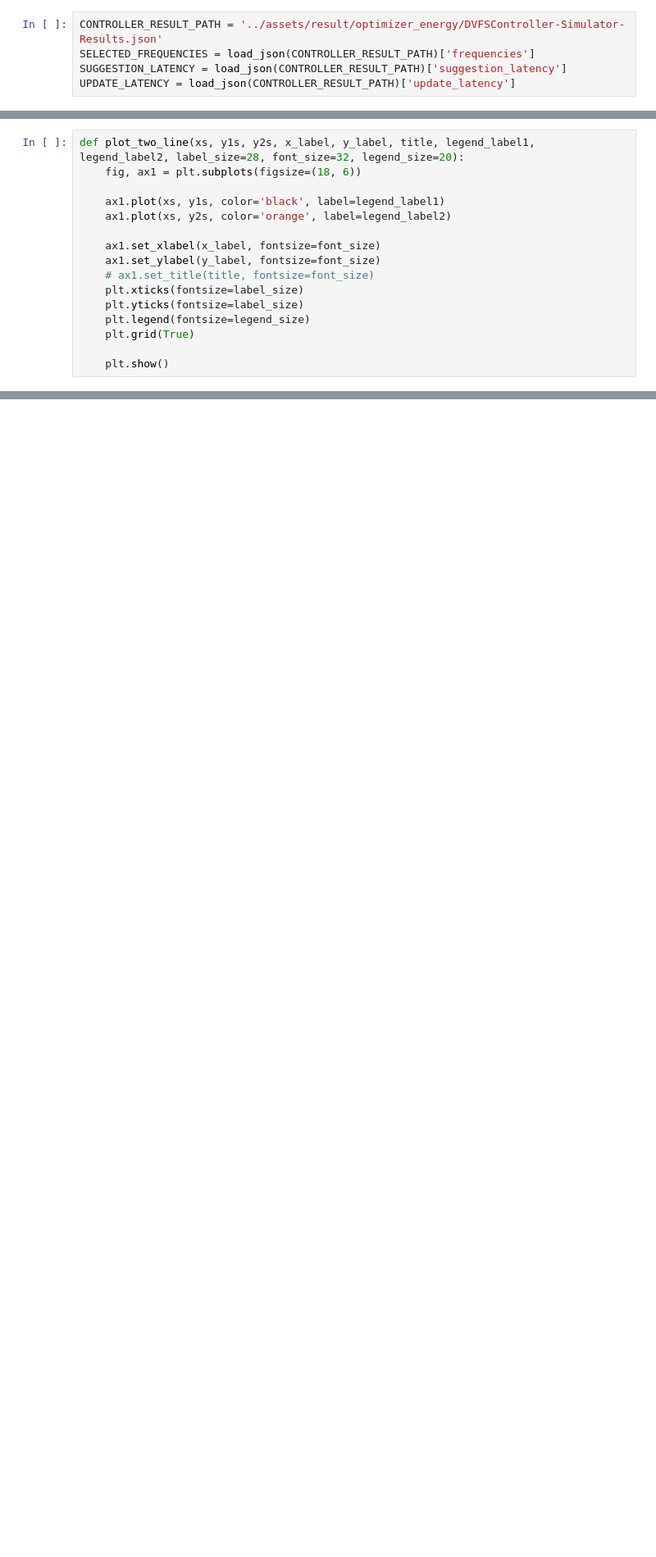
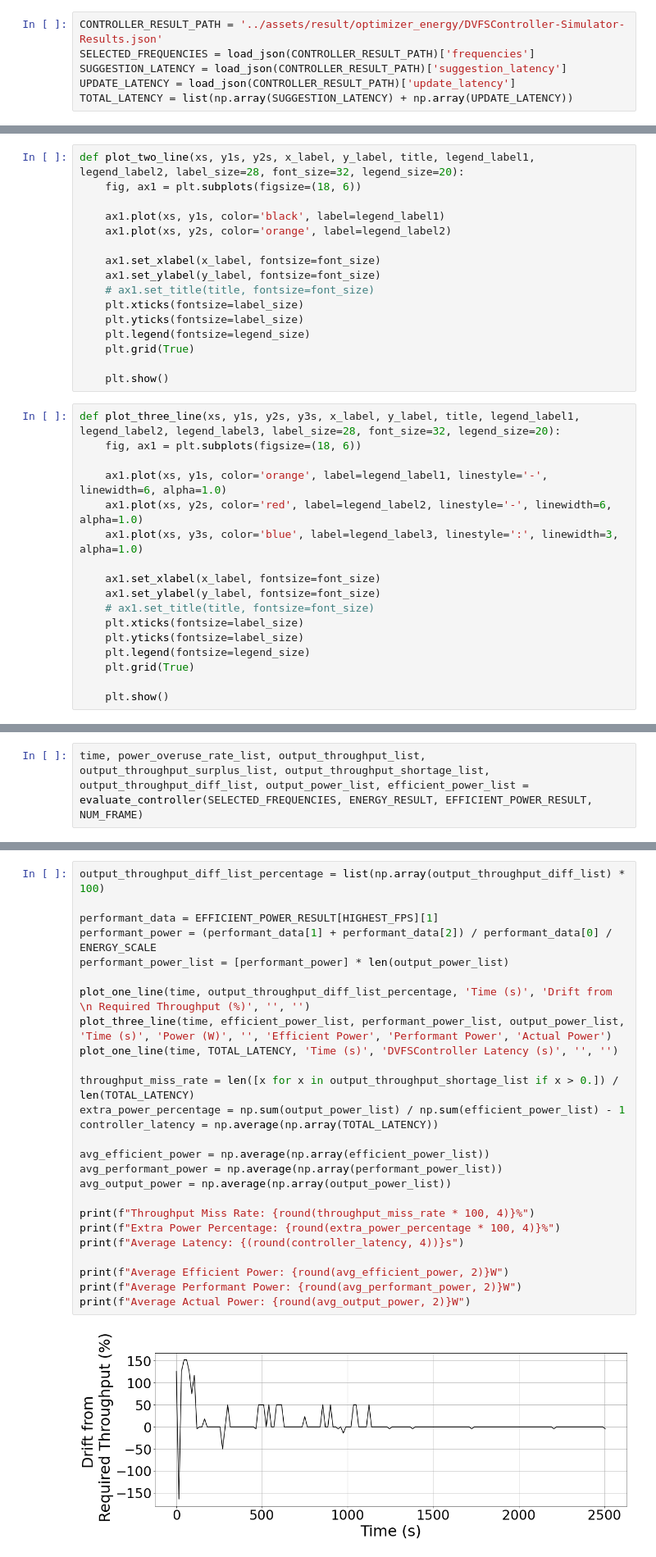
Before and after one commit to lijiaxi2018/Distributed-Learning, a Jupyter notebook: optimizer_yolov8_energy/simulator_plot.ipynb, the cells around one changed output, grey strips where cells are left out. Shown at 82% size. Saved outputs shown, nothing was run; the diff lists cells and outputs as text; blank space fills up the shorter version.

Commit message:
feature: optimizer energy complete plot

```diff
--- a/optimizer_yolov8_energy/simulator_plot.ipynb
+++ b/optimizer_yolov8_energy/simulator_plot.ipynb
@@ -23,6 +26,7 @@ CONTROLLER_RESULT_PATH = '../assets/result/optimizer_energy/DVFSController-Simul
 SELECTED_FREQUENCIES = load_json(CONTROLLER_RESULT_PATH)['frequencies']
 SUGGESTION_LATENCY = load_json(CONTROLLER_RESULT_PATH)['suggestion_latency']
 UPDATE_LATENCY = load_json(CONTROLLER_RESULT_PATH)['update_latency']
+TOTAL_LATENCY = list(np.array(SUGGESTION_LATENCY) + np.array(UPDATE_LATENCY))
 # %%
 EFFICIENT_POWER_RESULT_PATH = '../assets/result/energy/Dict-Per-Real-Second-960.json'
 EFFICIENT_POWER_RESULT = load_json(EFFICIENT_POWER_RESULT_PATH)
@@ -57,3 +61,20 @@ def plot_two_line(xs, y1s, y2s, x_label, y_label, title, legend_label1, legend_l
 	plt.grid(True)
 
 	plt.show()
+# %%
+def plot_three_line(xs, y1s, y2s, y3s, x_label, y_label, title, legend_label1, legend_label2, legend_label3, label_size=28, font_size=32, legend_size=20):
+	fig, ax1 = plt.subplots(figsize=(18, 6))
+
+	ax1.plot(xs, y1s, color='orange', label=legend_label1, linestyle='-', linewidth=6, alpha=1.0)
+	ax1.plot(xs, y2s, color='red', label=legend_label2, linestyle='-', linewidth=6, alpha=1.0)
+	ax1.plot(xs, y3s, color='blue', label=legend_label3, linestyle=':', linewidth=3, alpha=1.0)
+
+	ax1.set_xlabel(x_label, fontsize=font_size)
+	ax1.set_ylabel(y_label, fontsize=font_size)
+	# ax1.set_title(title, fontsize=font_size)
+	plt.xticks(fontsize=label_size)
+	plt.yticks(fontsize=label_size)
+	plt.legend(fontsize=legend_size)
+	plt.grid(True)
+
+	plt.show()
@@ -102,0 +117,2 @@ Average Update Latency: 0.1291478474934896
+# %%
+time, power_overuse_rate_list, output_throughput_list, output_throughput_surplus_list, output_throughput_shortage_list, output_throughput_diff_list, output_power_list, efficient_power_list = evaluate_controller(SELECTED_FREQUENCIES, ENERGY_RESULT, EFFICIENT_POWER_RESULT, NUM_FRAME)
@@ -102,0 +127,28 @@ Average Update Latency: 0.1291478474934896
+# %%
+output_throughput_diff_list_percentage = list(np.array(output_throughput_diff_list) * 100)
+
+performant_data = EFFICIENT_POWER_RESULT[HIGHEST_FPS][1]
+performant_power = (performant_data[1] + performant_data[2]) / performant_data[0] / ENERGY_SCALE
+performant_power_list = [performant_power] * len(output_power_list)
+
+plot_one_line(time, output_throughput_diff_list_percentage, 'Time (s)', 'Drift from \n Required Throughput (%)', '', '')
+plot_three_line(time, efficient_power_list, performant_power_list, output_power_list, 'Time (s)', 'Power (W)', '', 'Efficient Power', 'Performant Power', 'Actual Power')
+plot_one_line(time, TOTAL_LATENCY, 'Time (s)', 'DVFSController Latency (s)', '', '')
+
+throughput_miss_rate = len([x for x in output_throughput_shortage_list if x > 0.]) / len(TOTAL_LATENCY)
+extra_power_percentage = np.sum(output_power_list) / np.sum(efficient_power_list) - 1
+controller_latency = np.average(np.array(TOTAL_LATENCY))
+
+avg_efficient_power = np.average(np.array(efficient_power_list))
+avg_performant_power = np.average(np.array(performant_power_list))
+avg_output_power = np.average(np.array(output_power_list))
+
+print(f"Throughput Miss Rate: {round(throughput_miss_rate * 100, 4)}%")
+print(f"Extra Power Percentage: {round(extra_power_percentage * 100, 4)}%")
+print(f"Average Latency: {(round(controller_latency, 4))}s")
+
+print(f"Average Efficient Power: {round(avg_efficient_power, 2)}W")
+print(f"Average Performant Power: {round(avg_performant_power, 2)}W")
+print(f"Average Actual Power: {round(avg_output_power, 2)}W")
+# %% [output]
+[figure, added]
```
Also changed, not shown: parts of 14 cells of this notebook, 8 other files.
